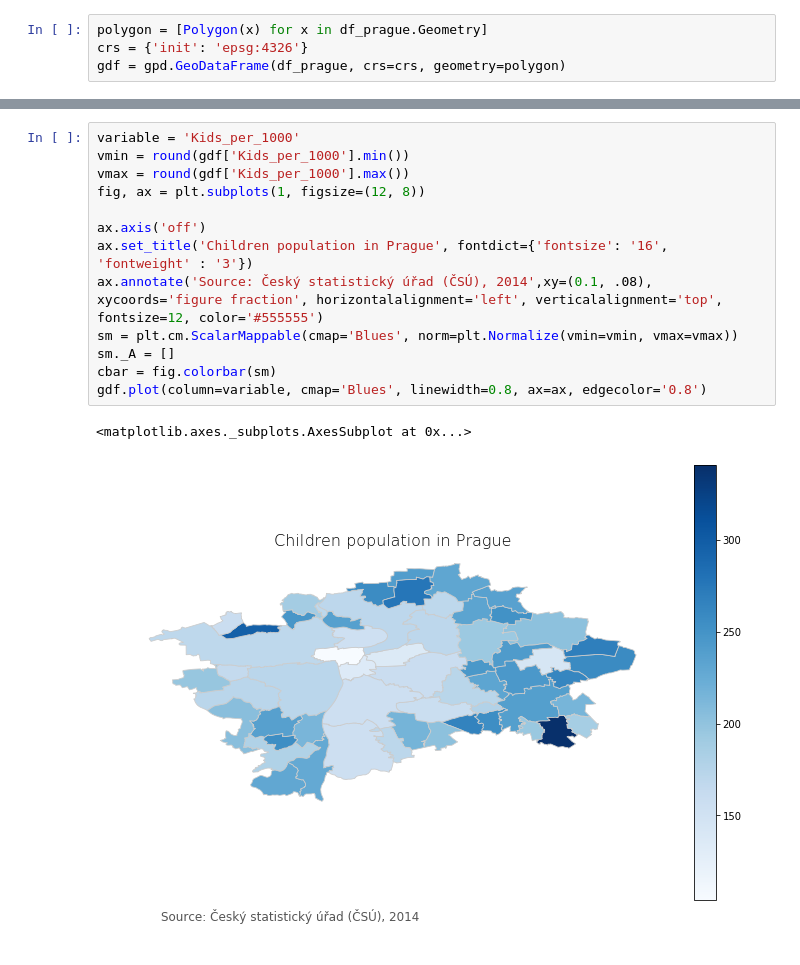
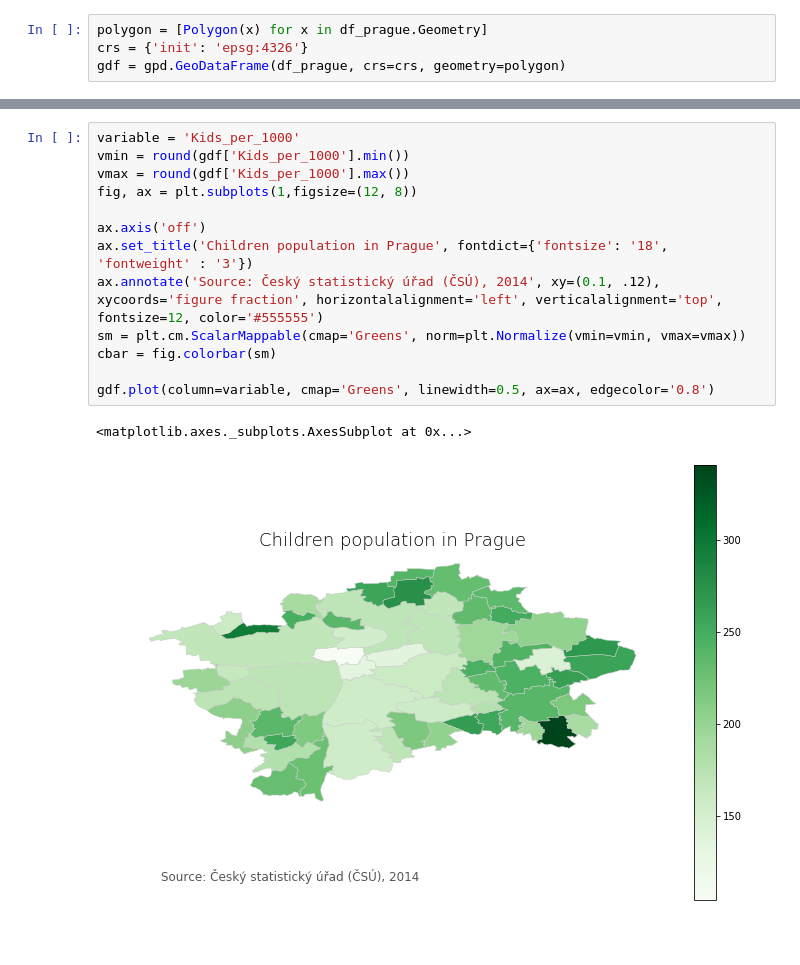
Before and after one commit to tonnyeremin/Urban-Data-Science, a Jupyter notebook: Walking Accessibility.ipynb, the cells around one changed output, grey strips where cells are left out. Drawn from its saved outputs; the diff is of its cells as text.

```diff
--- a/Walking Accessibility.ipynb
+++ b/Walking Accessibility.ipynb
@@ -264,19 +264,19 @@ gdf.head()
 # %%
 variable = 'Kids_per_1000'
 vmin = round(gdf['Kids_per_1000'].min())
 vmax = round(gdf['Kids_per_1000'].max())
-fig, ax = plt.subplots(1, figsize=(12, 8))
+fig, ax = plt.subplots(1,figsize=(12, 8))
 
 ax.axis('off')
-ax.set_title('Children population in Prague', fontdict={'fontsize': '16', 'fontweight' : '3'})
-ax.annotate('Source: Český statistický úřad (ČSÚ), 2014',xy=(0.1, .08),  xycoords='figure fraction', horizontalalignment='left', verticalalignment='top', fontsize=12, color='#555555')
-sm = plt.cm.ScalarMappable(cmap='Blues', norm=plt.Normalize(vmin=vmin, vmax=vmax))
-sm._A = []
+ax.set_title('Children population in Prague', fontdict={'fontsize': '18', 'fontweight' : '3'})
+ax.annotate('Source: Český statistický úřad (ČSÚ), 2014', xy=(0.1, .12),  xycoords='figure fraction', horizontalalignment='left', verticalalignment='top', fontsize=12, color='#555555')
+sm = plt.cm.ScalarMappable(cmap='Greens', norm=plt.Normalize(vmin=vmin, vmax=vmax))
 cbar = fig.colorbar(sm)
-gdf.plot(column=variable, cmap='Blues', linewidth=0.8, ax=ax, edgecolor='0.8')
+
+gdf.plot(column=variable, cmap='Greens', linewidth=0.5, ax=ax, edgecolor='0.8')
 # %% [output]
 <matplotlib.axes._subplots.AxesSubplot at 0x...>
-[figure, old version]
+[figure, new version]
 # %%
 map_p = ox.graph_from_address('Prague',network_type='walk', simplify=True)
 ox.plot_graph(map_p)
```
Also changed, not shown: parts of 1 cell of this notebook.
